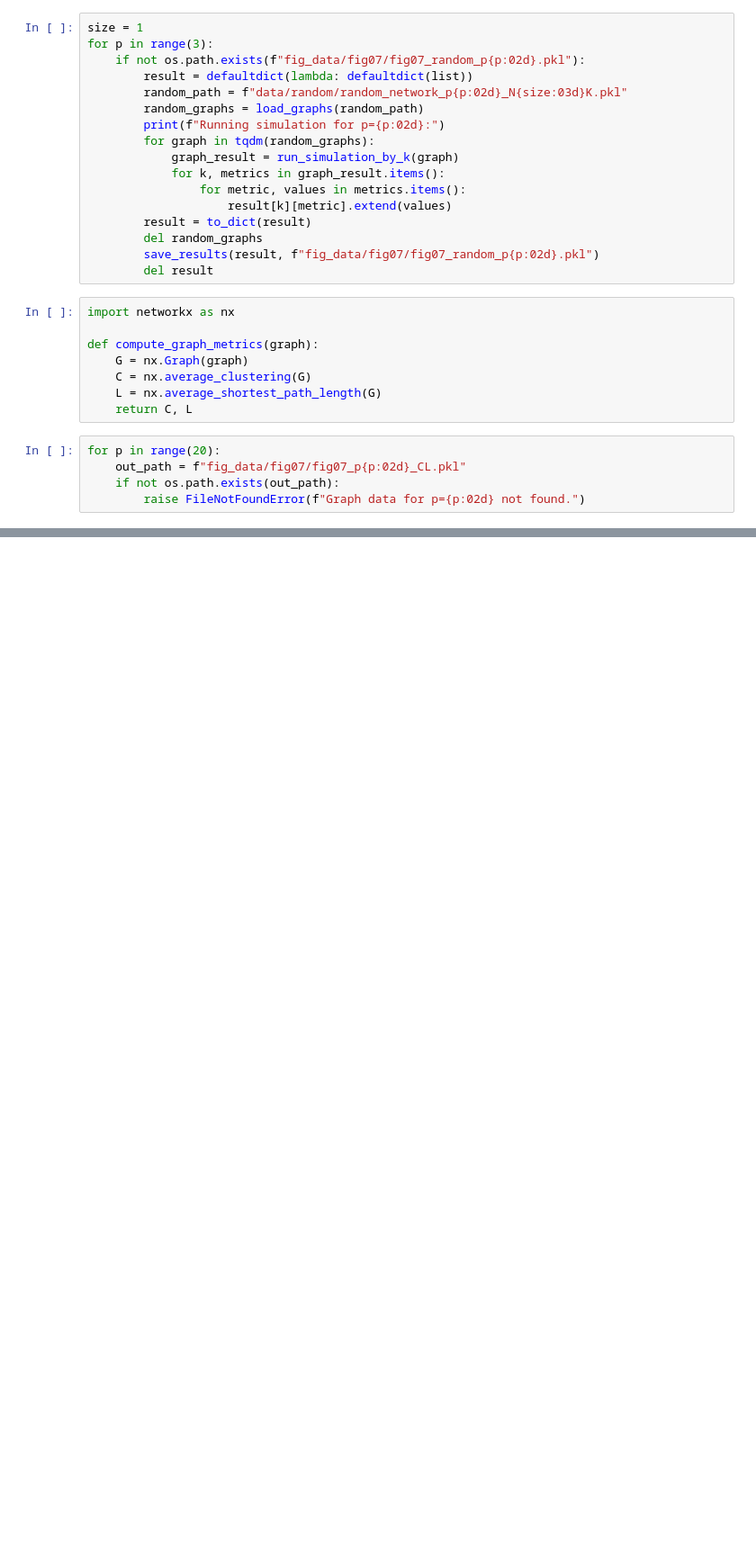
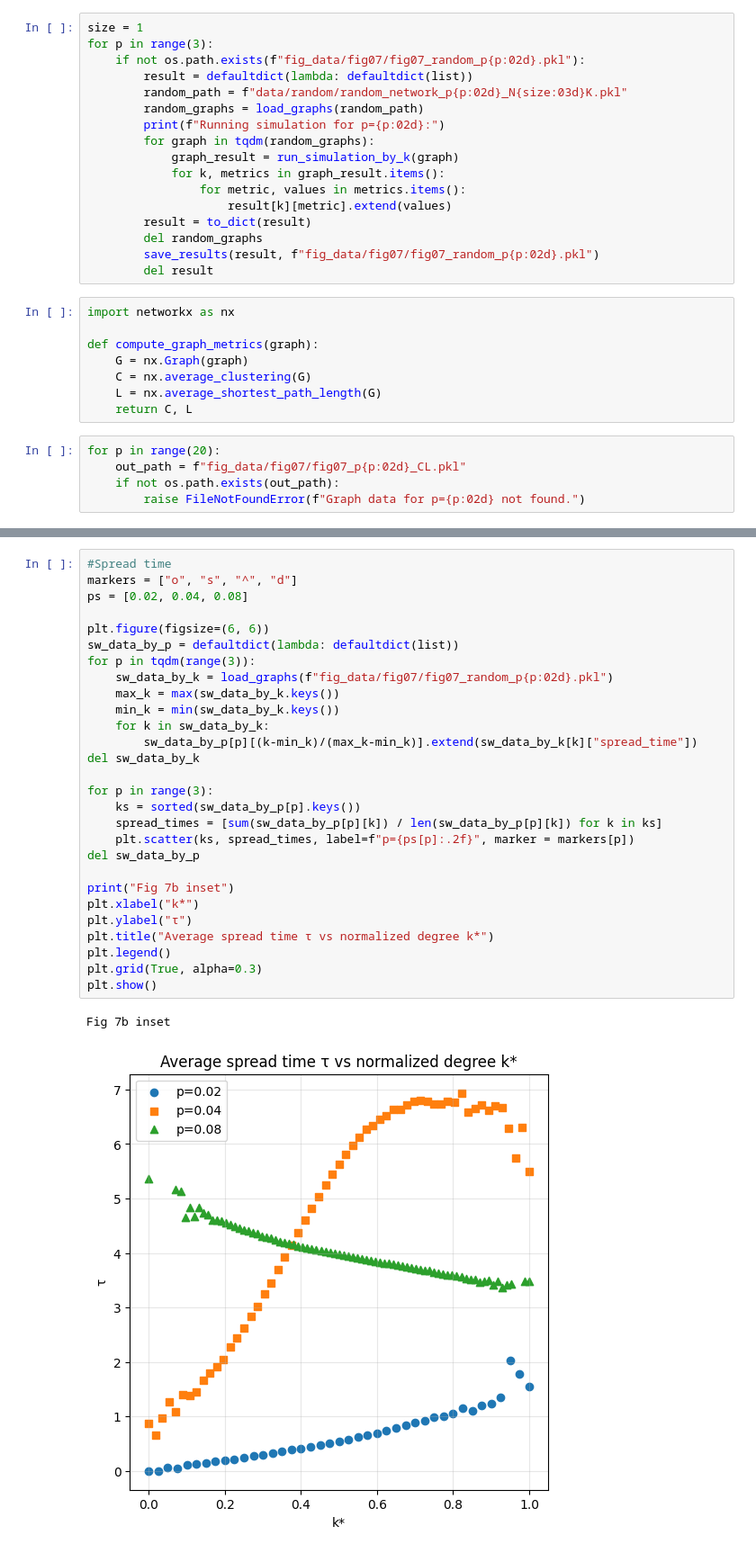
Before and after one commit to DoDoanHoangDu/GossipSpreadSimulation, a Jupyter notebook: simulation_fig07.ipynb, the cells around one changed output, grey strips where cells are left out. Shown at 90% size. Drawn from its saved outputs; the diff is of its cells as text; blank space fills up the shorter version.

```diff
--- a/simulation_fig07.ipynb
+++ b/simulation_fig07.ipynb
@@ -168,0 +252,31 @@ print(f"C0={C0:.4f}, L0={L0:.4f}")
+# %%
+#Spread time
+markers = ["o", "s", "^", "d"]
+ps = [0.02, 0.04, 0.08]
+
+plt.figure(figsize=(6, 6))
+sw_data_by_p = defaultdict(lambda: defaultdict(list))
+for p in tqdm(range(3)):
+    sw_data_by_k = load_graphs(f"fig_data/fig07/fig07_random_p{p:02d}.pkl")
+    max_k = max(sw_data_by_k.keys())
+    min_k = min(sw_data_by_k.keys())
+    for k in sw_data_by_k:
+        sw_data_by_p[p][(k-min_k)/(max_k-min_k)].extend(sw_data_by_k[k]["spread_time"])
+del sw_data_by_k
+
+for p in range(3):
+    ks = sorted(sw_data_by_p[p].keys())
+    spread_times = [sum(sw_data_by_p[p][k]) / len(sw_data_by_p[p][k]) for k in ks]
+    plt.scatter(ks, spread_times, label=f"p={ps[p]:.2f}", marker = markers[p])
+del sw_data_by_p
+
+print("Fig 7b inset")
+plt.xlabel("k*")
+plt.ylabel("τ")
+plt.title("Average spread time τ vs normalized degree k*")
+plt.legend()
+plt.grid(True, alpha=0.3)
+plt.show()
+# %% [output]
+Fig 7b inset
+[figure, added]
```
Also changed, not shown: parts of 3 cells of this notebook, 1 other file.
